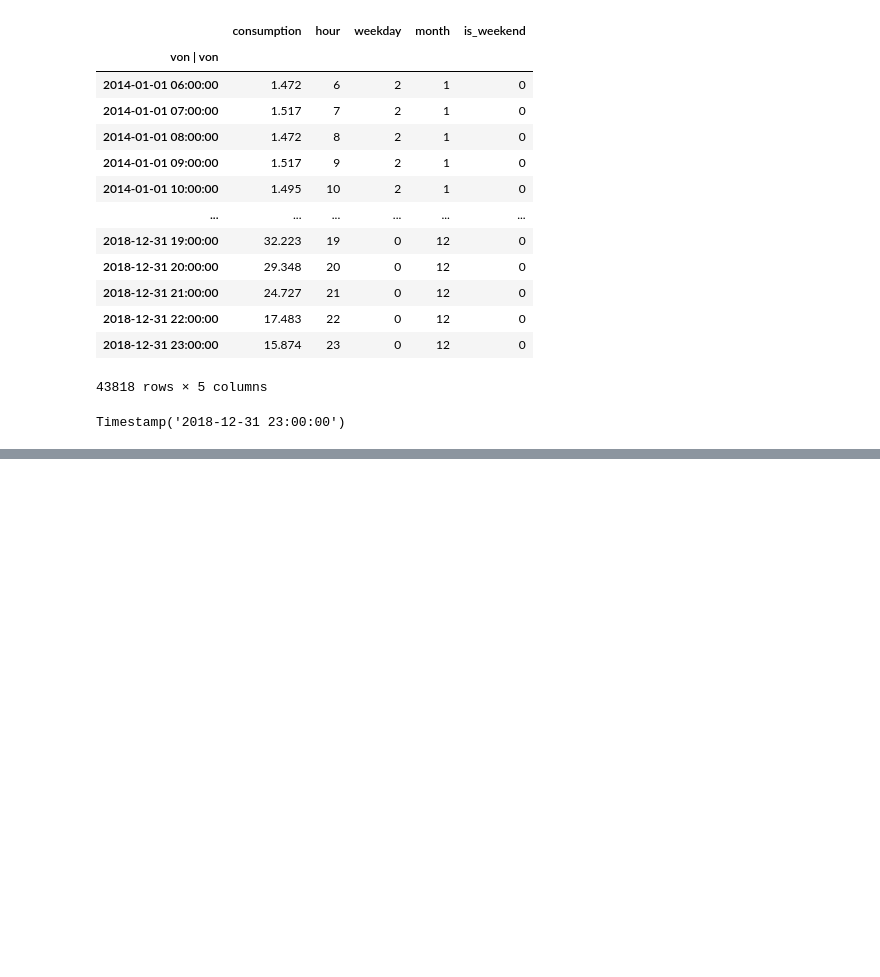
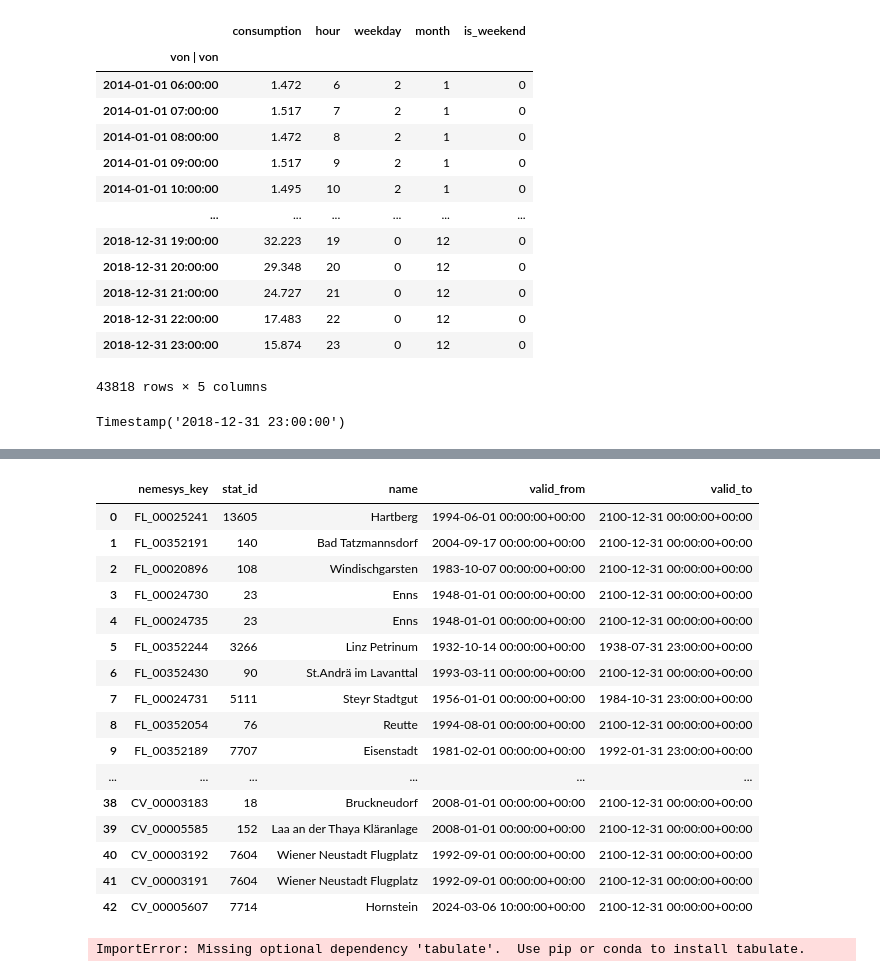
Before and after one commit to johannesgl4d0s/ersatzwerte_project, a Jupyter notebook: notebooks/03_get_nearest_station.ipynb, the cells around one changed output, grey strips where cells are left out. Drawn from its saved outputs; the diff is of its cells as text; code cells hidden in the pictures; blank space fills up the shorter version.

```diff
--- a/notebooks/03_get_nearest_station.ipynb
+++ b/notebooks/03_get_nearest_station.ipynb
@@ -356,0 +353,13 @@ params
+# %%
+resource_id   = 'klima-v2-1h'
+weather_params = WeatherParam.keys()
+start_iso = '2014-01-01T06:00:00Z'
+end_iso   = '2018-12-31T23:00:00Z'
+
+# Optional: falls ein API-Token benötigt wird, hier einfügen:
+# headers = {'Authorization': 'Bearer YOUR_TOKEN_HERE'}
+headers = {}
+
+# 1. Ergebnis-DF: map nemesys_key -> stat_id
+#    Erwartet result DataFrame mit Spalten ['nemesys_key','stat_id']
+stat_map = result.set_index('nemesys_key')['stat_id'].to_dict()
@@ -356,0 +446,35 @@ params
+# %%
+# Verfügbarkeitszeiträume zusammenführen
+df_periods = pd.merge(
+    result[['nemesys_key','stat_id']],
+    stations_df[['id','name','valid_from','valid_to']],
+    left_on='stat_id', right_on='id', how='left'
+)
+df_periods['valid_from'] = pd.to_datetime(df_periods['valid_from'])
+df_periods['valid_to']   = pd.to_datetime(df_periods['valid_to'])
+
+# 3a. einfache Jupyter-Ansicht
+display(df_periods[['nemesys_key','stat_id','name','valid_from','valid_to']])
+
+# 3b. oder als Markdown-Tabelle ausgeben
+print(df_periods[['nemesys_key','stat_id','name','valid_from','valid_to']]
+      .to_markdown(index=False))
+# %% [output]
+|  | nemesys_key | stat_id | name | valid_from | valid_to |
+| 0 | FL_00025241 | 13605 | Hartberg | 1994-06-01 00:00:00+00:00 | 2100-12-31 00:00:00+00:00 |
+| 1 | FL_00352191 | 140 | Bad Tatzmannsdorf | 2004-09-17 00:00:00+00:00 | 2100-12-31 00:00:00+00:00 |
+| 2 | FL_00020896 | 108 | Windischgarsten | 1983-10-07 00:00:00+00:00 | 2100-12-31 00:00:00+00:00 |
+| 3 | FL_00024730 | 23 | Enns | 1948-01-01 00:00:00+00:00 | 2100-12-31 00:00:00+00:00 |
+| 4 | FL_00024735 | 23 | Enns | 1948-01-01 00:00:00+00:00 | 2100-12-31 00:00:00+00:00 |
+| 5 | FL_00352244 | 3266 | Linz Petrinum | 1932-10-14 00:00:00+00:00 | 1938-07-31 23:00:00+00:00 |
+| 6 | FL_00352430 | 90 | St.Andrä im Lavanttal | 1993-03-11 00:00:00+00:00 | 2100-12-31 00:00:00+00:00 |
+| 7 | FL_00024731 | 5111 | Steyr Stadtgut | 1956-01-01 00:00:00+00:00 | 1984-10-31 23:00:00+00:00 |
+| 8 | FL_00352054 | 76 | Reutte | 1994-08-01 00:00:00+00:00 | 2100-12-31 00:00:00+00:00 |
+| 9 | FL_00352189 | 7707 | Eisenstadt | 1981-02-01 00:00:00+00:00 | 1992-01-31 23:00:00+00:00 |
+| ... | ... | ... | ... | ... | ... |
+| 38 | CV_00003183 | 18 | Bruckneudorf | 2008-01-01 00:00:00+00:00 | 2100-12-31 00:00:00+00:00 |
+| 39 | CV_00005585 | 152 | Laa an der Thaya Kläranlage | 2008-01-01 00:00:00+00:00 | 2100-12-31 00:00:00+00:00 |
+| 40 | CV_00003192 | 7604 | Wiener Neustadt Flugplatz | 1992-09-01 00:00:00+00:00 | 2100-12-31 00:00:00+00:00 |
+| 41 | CV_00003191 | 7604 | Wiener Neustadt Flugplatz | 1992-09-01 00:00:00+00:00 | 2100-12-31 00:00:00+00:00 |
+| 42 | CV_00005607 | 7714 | Hornstein | 2024-03-06 10:00:00+00:00 | 2100-12-31 00:00:00+00:00 |
+ImportError: Missing optional dependency 'tabulate'.  Use pip or conda to install tabulate.
```
Also changed, not shown: parts of 13 cells of this notebook.
